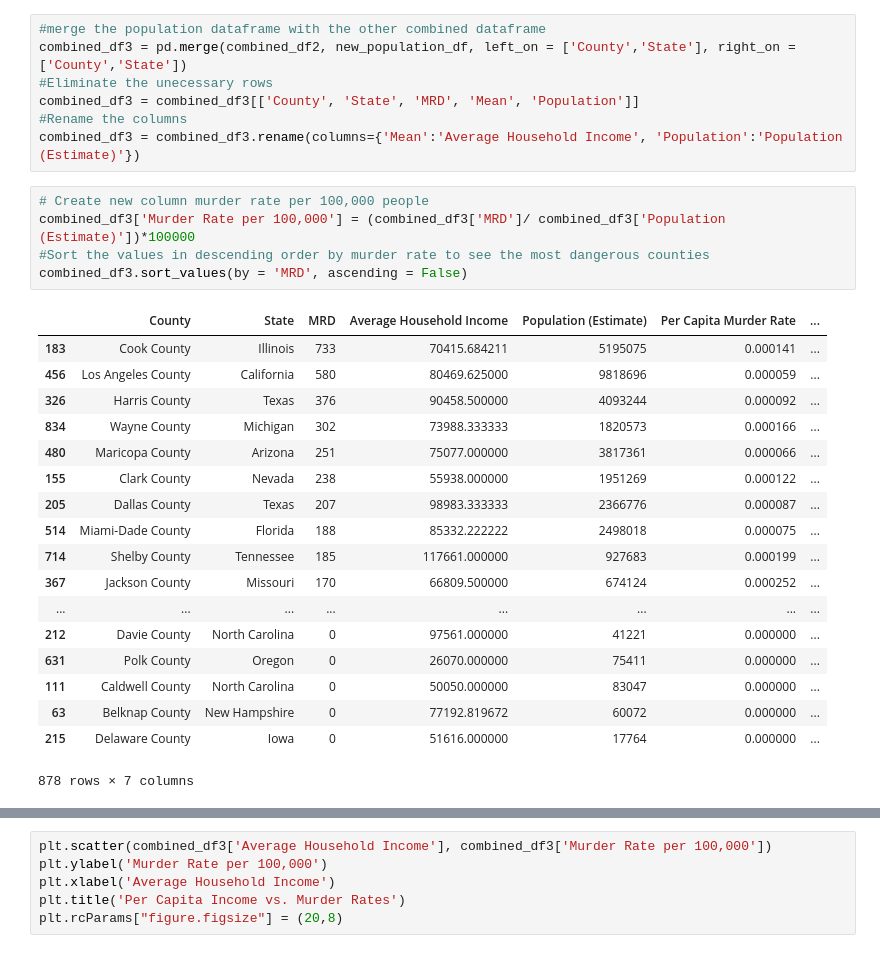
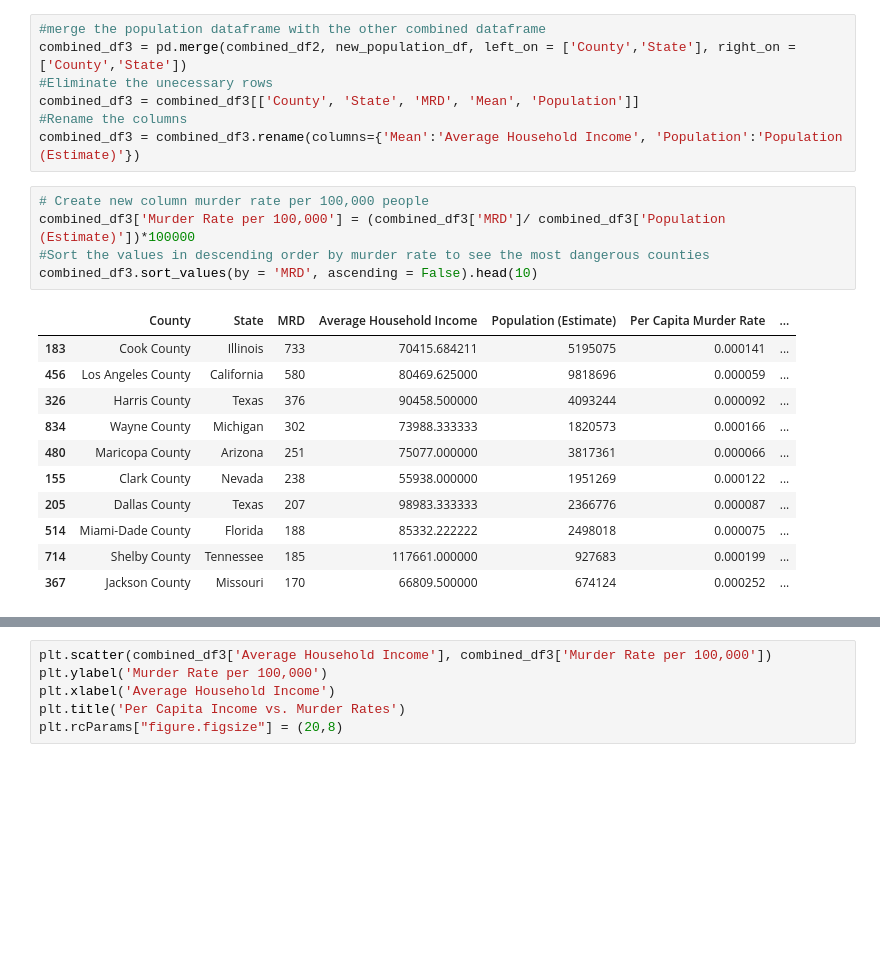
Before and after one commit to jstetter/project-1, a Jupyter notebook: project_1.ipynb, the cells around one changed output, grey strips where cells are left out. Saved outputs shown, nothing was run; the diff lists cells and outputs as text; blank space fills up the shorter version.

```diff
--- a/project_1.ipynb
+++ b/project_1.ipynb
@@ -109,24 +110,17 @@ combined_df3 = combined_df3.rename(columns={'Mean':'Average Household Income', '
 # %%
 # Create new column murder rate per 100,000 people
 combined_df3['Murder Rate per 100,000'] = (combined_df3['MRD']/ combined_df3['Population (Estimate)'])*100000
 #Sort the values in descending order by murder rate to see the most dangerous counties
-combined_df3.sort_values(by = 'MRD', ascending = False)
+combined_df3.sort_values(by = 'MRD', ascending = False).head(10)
 # %% [output]
 |  | County | State | MRD | Average Household Income | Population (Estimate) | Per Capita Murder Rate | ... |
 | 183 | Cook County | Illinois | 733 | 70415.684211 | 5195075 | 0.000141 | ... |
 | 456 | Los Angeles County | California | 580 | 80469.625000 | 9818696 | 0.000059 | ... |
 | 326 | Harris County | Texas | 376 | 90458.500000 | 4093244 | 0.000092 | ... |
 | 834 | Wayne County | Michigan | 302 | 73988.333333 | 1820573 | 0.000166 | ... |
 | 480 | Maricopa County | Arizona | 251 | 75077.000000 | 3817361 | 0.000066 | ... |
 | 155 | Clark County | Nevada | 238 | 55938.000000 | 1951269 | 0.000122 | ... |
 | 205 | Dallas County | Texas | 207 | 98983.333333 | 2366776 | 0.000087 | ... |
 | 514 | Miami-Dade County | Florida | 188 | 85332.222222 | 2498018 | 0.000075 | ... |
 | 714 | Shelby County | Tennessee | 185 | 117661.000000 | 927683 | 0.000199 | ... |
 | 367 | Jackson County | Missouri | 170 | 66809.500000 | 674124 | 0.000252 | ... |
-| ... | ... | ... | ... | ... | ... | ... | ... |
-| 212 | Davie County | North Carolina | 0 | 97561.000000 | 41221 | 0.000000 | ... |
-| 631 | Polk County | Oregon | 0 | 26070.000000 | 75411 | 0.000000 | ... |
-| 111 | Caldwell County | North Carolina | 0 | 50050.000000 | 83047 | 0.000000 | ... |
-| 63 | Belknap County | New Hampshire | 0 | 77192.819672 | 60072 | 0.000000 | ... |
-| 215 | Delaware County | Iowa | 0 | 51616.000000 | 17764 | 0.000000 | ... |
-878 rows × 7 columns
```
Also changed, not shown: parts of 12 cells of this notebook.
